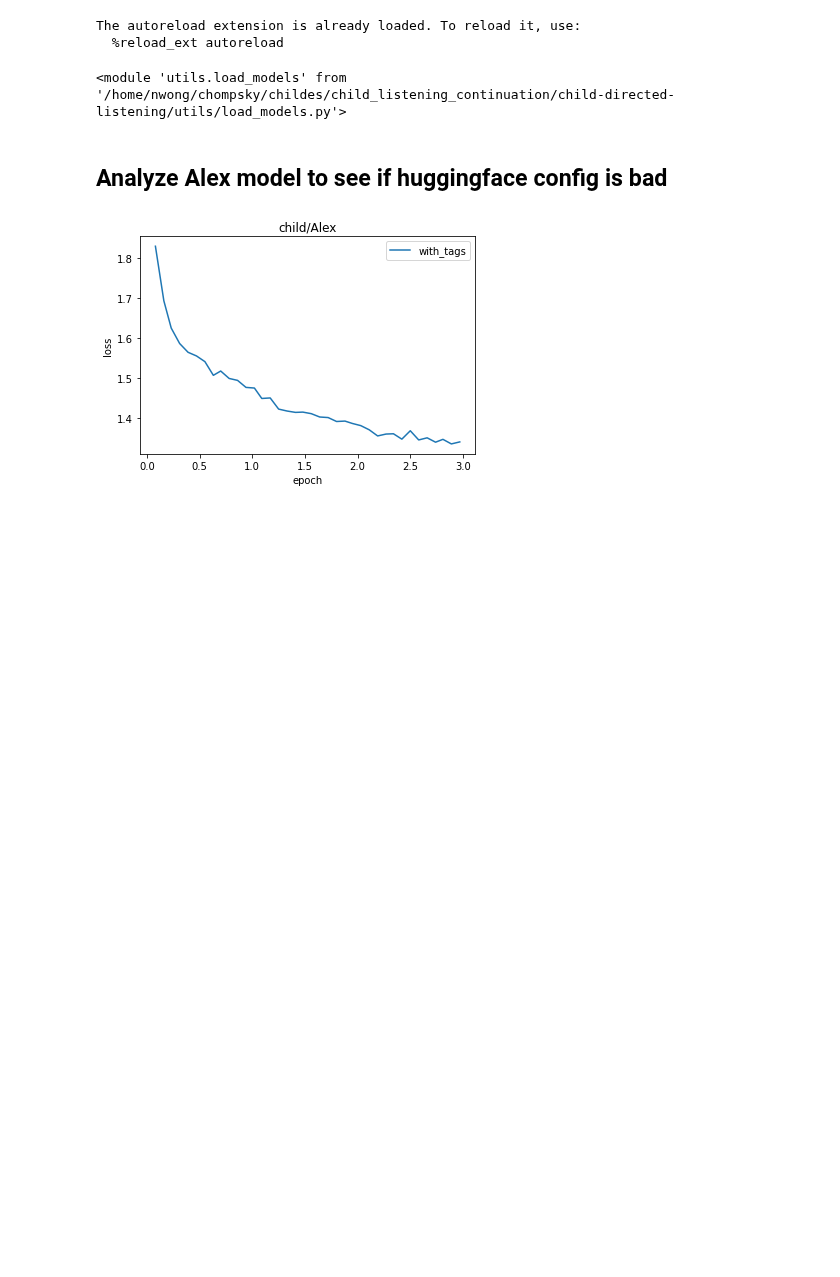
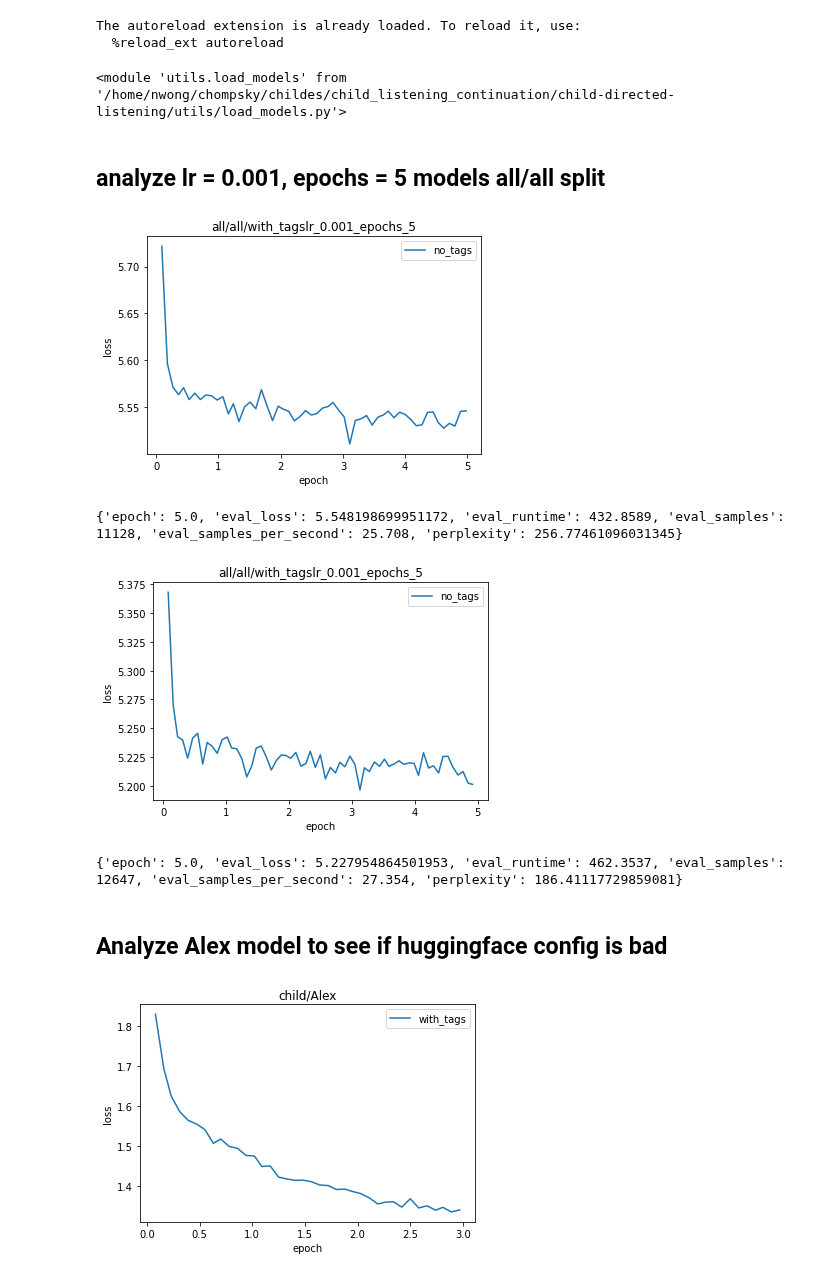
Before and after one commit to smeylan/child-directed-listening, a Jupyter notebook: Model behavior analyses.ipynb, the cells around one changed output. Saved outputs shown, nothing was run; the diff lists cells and outputs as text; code cells hidden in the pictures; blank space fills up the shorter version.

```diff
--- a/Model behavior analyses.ipynb
+++ b/Model behavior analyses.ipynb
@@ -24,6 +24,73 @@ import importlib
 importlib.reload(load_models)
 # %% [output]
 <module 'utils.load_models' from '/home/nwong/chompsky/childes/child_listening_continuation/child-directed-listening/utils/load_models.py'>
+# %% [markdown]
+## analyze lr = 0.001, epochs = 5 models all/all split
+# %%
+# Is this train loss or val loss? The evaluation perplexity was very very high -- why?
+no_tags = './experiments/scripts_train_lr_0.001_epochs_5/models/all/all/no_tags'
+#analyze_losses_path(no_tags)
+
+# This checkpoint is 28000 -- so it has reached optimization
+# that probably means that this is really a train loss plot, not a val loss plot
+# double check this
+
+# this was training 31500 step
+# global step: 31990, so it reached some kind of convergence @ this point already
+
+# that means that the plots are probably for train loss
+# but it also means,
+
+with_tags = './experiments/scripts_train_lr_0.001_epochs_5/models/all/all/with_tags'
+#analyze_losses_path(with_tags)
+
+# Check whether these models improved at all in terms of the token?
+# %%
+paths = [
+    no_tags,
+    with_tags
+]
+for model_path in paths:
+    with open(join(model_path, 'trainer_state.json'), 'r') as f:
+        this_history = json.load(f)['log_history']
+
+        epochs = []; losses = []
+
+        for step_dict in this_history[:-1]: # Omit summary stats
+            epochs.append(step_dict['epoch'])
+            losses.append(step_dict['loss'])
+
+
+        tag_str =  "with_tags" if tags else "no_tags"
+        dataset_name = '/'.join(path.split('/')[-3:]) + 'lr_0.001_epochs_5'
+
+    plt.title(f'{dataset_name}')
+    plt.xlabel('epoch'); plt.ylabel('loss')
+    plt.plot(epochs, losses, label = tag_str)
+
+    plt.legend(); plt.show()
+
+    with open(join(model_path, 'eval_results.json'), 'r') as f:
+        print(json.load(f))
+
+# This has already hit convergence?
+# But it's possilbe this is just oscillation?
+# Compare to the last one
+# Does huggingface have a better lr system to auto search for this?
+
+# in general 0.001 may be too steep
+
+# Compare the eval results -- do they suggest overfitting ? Is it possible to overfit because of the selection of the
+# parameters + make sure it's really val?
+
+# why is perplexity so high?
+# does it have overall train loss?
+# no it's posislbe this is just bad training
+# %% [output]
+[figure, added]
+{'epoch': 5.0, 'eval_loss': 5.548198699951172, 'eval_runtime': 432.8589, 'eval_samples': 11128, 'eval_samples_per_second': 25.708, 'perplexity': 256.77461096031345}
+[figure, added]
+{'epoch': 5.0, 'eval_loss': 5.227954864501953, 'eval_runtime': 462.3537, 'eval_samples': 12647, 'eval_samples_per_second': 27.354, 'perplexity': 186.41117729859081}
 # %% [markdown]
 ## Analyze Alex model to see if huggingface config is bad
 # %%
```
Also changed, not shown: parts of 3 cells of this notebook, 5 other files.
